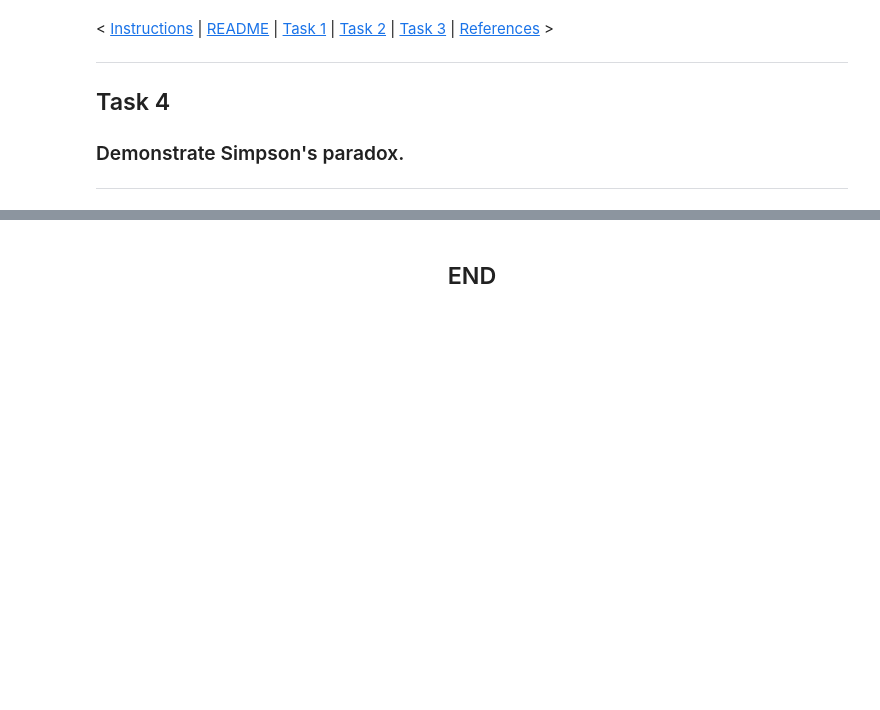
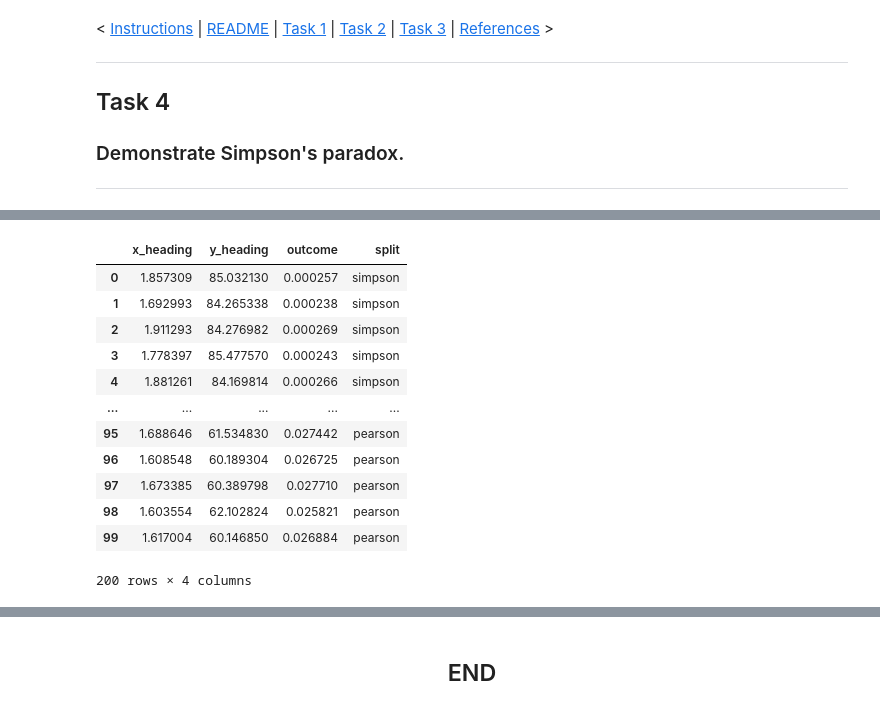
Before and after one commit to E6985/fda-tasks, a Jupyter notebook: Fundamentals-of-Data-Analysis-Tasks-2020.ipynb, the cells around one changed output, grey strips where cells are left out. Saved outputs shown, nothing was run; the diff lists cells and outputs as text; code cells hidden in the pictures; blank space fills up the shorter version.

```diff
--- a/Fundamentals-of-Data-Analysis-Tasks-2020.ipynb
+++ b/Fundamentals-of-Data-Analysis-Tasks-2020.ipynb
@@ -987,0 +1064,16 @@ sns.distplot(nOutput);
+# %%
+combine
+# %% [output]
+|  | x_heading | y_heading | outcome | split |
+| 0 | 1.857309 | 85.032130 | 0.000257 | simpson |
+| 1 | 1.692993 | 84.265338 | 0.000238 | simpson |
+| 2 | 1.911293 | 84.276982 | 0.000269 | simpson |
+| 3 | 1.778397 | 85.477570 | 0.000243 | simpson |
+| 4 | 1.881261 | 84.169814 | 0.000266 | simpson |
+| ... | ... | ... | ... | ... |
+| 95 | 1.688646 | 61.534830 | 0.027442 | pearson |
+| 96 | 1.608548 | 60.189304 | 0.026725 | pearson |
+| 97 | 1.673385 | 60.389798 | 0.027710 | pearson |
+| 98 | 1.603554 | 62.102824 | 0.025821 | pearson |
+| 99 | 1.617004 | 60.146850 | 0.026884 | pearson |
+200 rows × 4 columns
```
Also changed, not shown: parts of 25 cells of this notebook.
